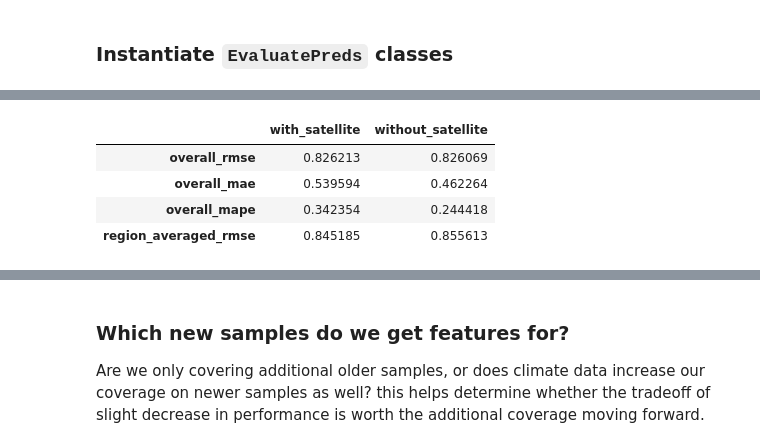
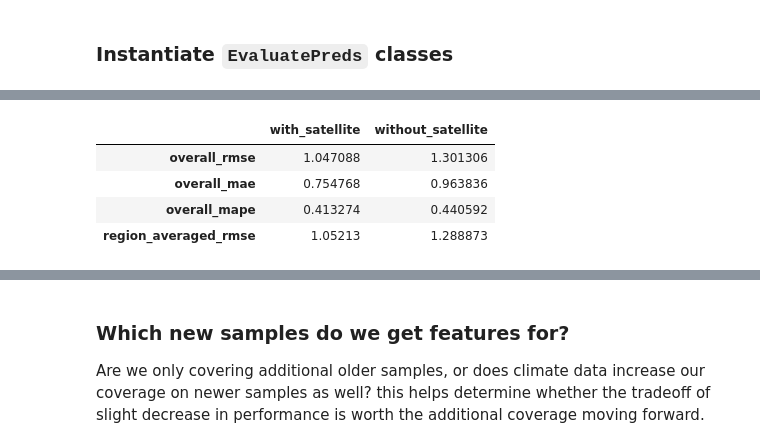
Before and after one commit to drivendataorg/cyfi, a Jupyter notebook: notebooks/0.0-klw-adding-climate.ipynb, the cells around one changed output, grey strips where cells are left out. Saved outputs shown, nothing was run; the diff lists cells and outputs as text; code cells hidden in the pictures.

```diff
--- a/notebooks/0.0-klw-adding-climate.ipynb
+++ b/notebooks/0.0-klw-adding-climate.ipynb
@@ -162,6 +173,6 @@ evals["without_satellite"] = EvaluatePreds(
 # %%
 fig, axes = plt.subplots(1, 2, figsize=(9, 4), sharex=True, sharey=True)
 for i, key in enumerate(evals.keys()):
-    generate_and_plot_crosstab(evals[key].y_true, evals[key].y_pred, ax=axes[i])
+    generate_and_plot_crosstab(evals[key].y_true_df.severity, evals[key].y_pred_df.severity, ax=axes[i])
     axes[i].set_title(key)
 # %% [output]
@@ -170,7 +181,7 @@ for i, key in enumerate(evals.keys()):
 fig, axes = plt.subplots(1, 2, figsize=(9, 4), sharex=True, sharey=True)
 for i, key in enumerate(evals.keys()):
     generate_actual_density_boxplot(
-        evals[key].metadata.density_cells_per_ml, evals[key].y_pred, ax=axes[i]
+        evals[key].y_true_df.density_cells_per_ml, evals[key].y_pred_df.severity, ax=axes[i]
     )
     axes[i].set_title(key)
 # %% [output]
@@ -178,5 +189,9 @@ for i, key in enumerate(evals.keys()):
 # %%
-results = {key: evalpreds.calculate_metrics() for key, evalpreds in evals.items()}
+severity_results = {key: evalpreds.calculate_severity_metrics(
+    y_true=evalpreds.y_true_df.severity,
+    y_pred=evalpreds.y_pred_df.severity,
+    region=evalpreds.region
+) for key, evalpreds in evals.items()}
 # %%
 fig, axes = plt.subplots(1, 2, figsize=(8, 4))
 
@@ -204,15 +219,15 @@ regional_scores
 # %%
-pd.DataFrame(results).loc[
+pd.DataFrame(severity_results).loc[
     [
         "overall_rmse",
         "overall_mae",
         "overall_mape",
         "region_averaged_rmse",
     ]
 ]
 # %% [output]
 |  | with_satellite | without_satellite |
-| overall_rmse | 0.826213 | 0.826069 |
-| overall_mae | 0.539594 | 0.462264 |
-| overall_mape | 0.342354 | 0.244418 |
-| region_averaged_rmse | 0.845185 | 0.855613 |
+| overall_rmse | 1.047088 | 1.301306 |
+| overall_mae | 0.754768 | 0.963836 |
+| overall_mape | 0.413274 | 0.440592 |
+| region_averaged_rmse | 1.05213 | 1.288873 |
```
Also changed, not shown: parts of 65 cells of this notebook, 1 other file.
